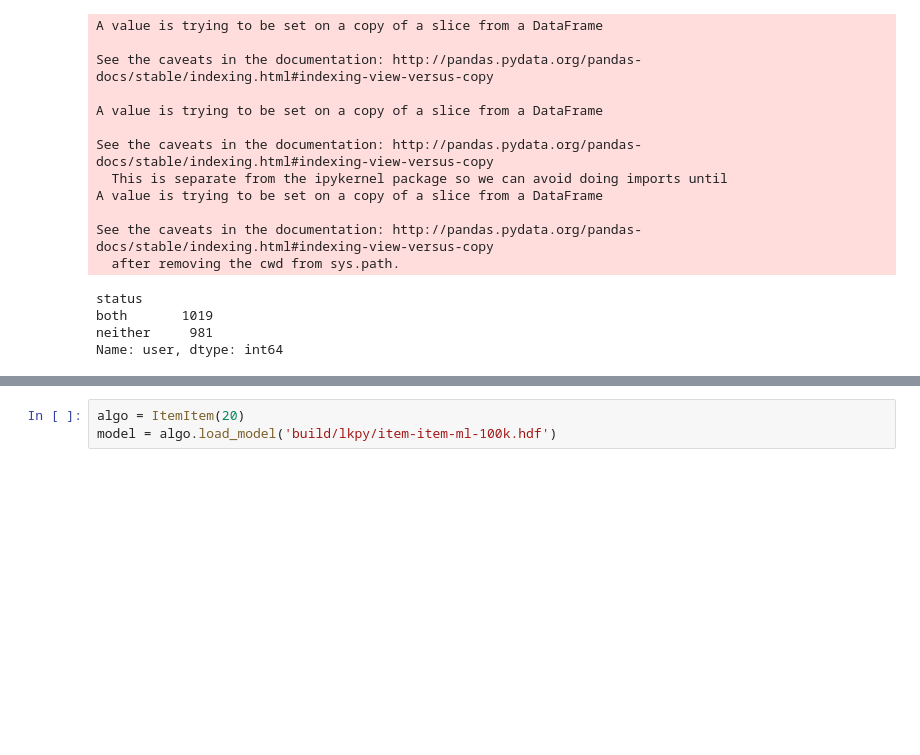
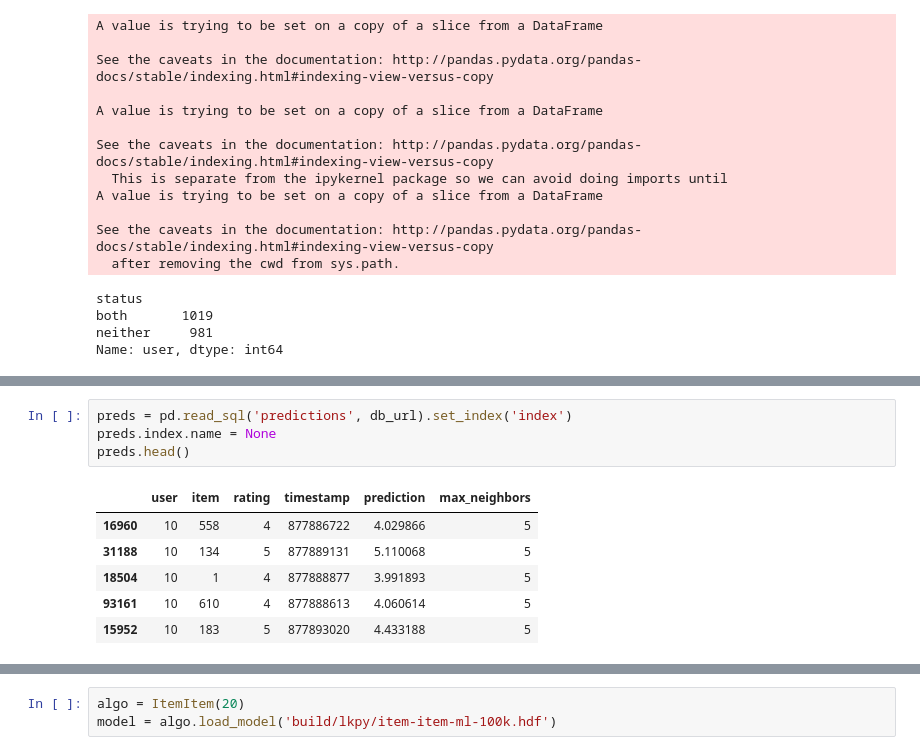
Before and after one commit to lenskit/lk-test-evals, a Jupyter notebook: ItemItem.ipynb, the cells around one changed output, grey strips where cells are left out. Drawn from its saved outputs; the diff is of its cells as text; blank space fills up the shorter version.

```diff
--- a/ItemItem.ipynb
+++ b/ItemItem.ipynb
@@ -87,0 +103,11 @@ Name: user, dtype: int64
+# %%
+preds = pd.read_sql('predictions', db_url).set_index('index')
+preds.index.name = None
+preds.head()
+# %% [output]
+|  | user | item | rating | timestamp | prediction | max_neighbors |
+| 16960 | 10 | 558 | 4 | 877886722 | 4.029866 | 5 |
+| 31188 | 10 | 134 | 5 | 877889131 | 5.110068 | 5 |
+| 18504 | 10 | 1 | 4 | 877888877 | 3.991893 | 5 |
+| 93161 | 10 | 610 | 4 | 877888613 | 4.060614 | 5 |
+| 15952 | 10 | 183 | 5 | 877893020 | 4.433188 | 5 |
```
Also changed, not shown: parts of 8 cells of this notebook, 4 other files.
